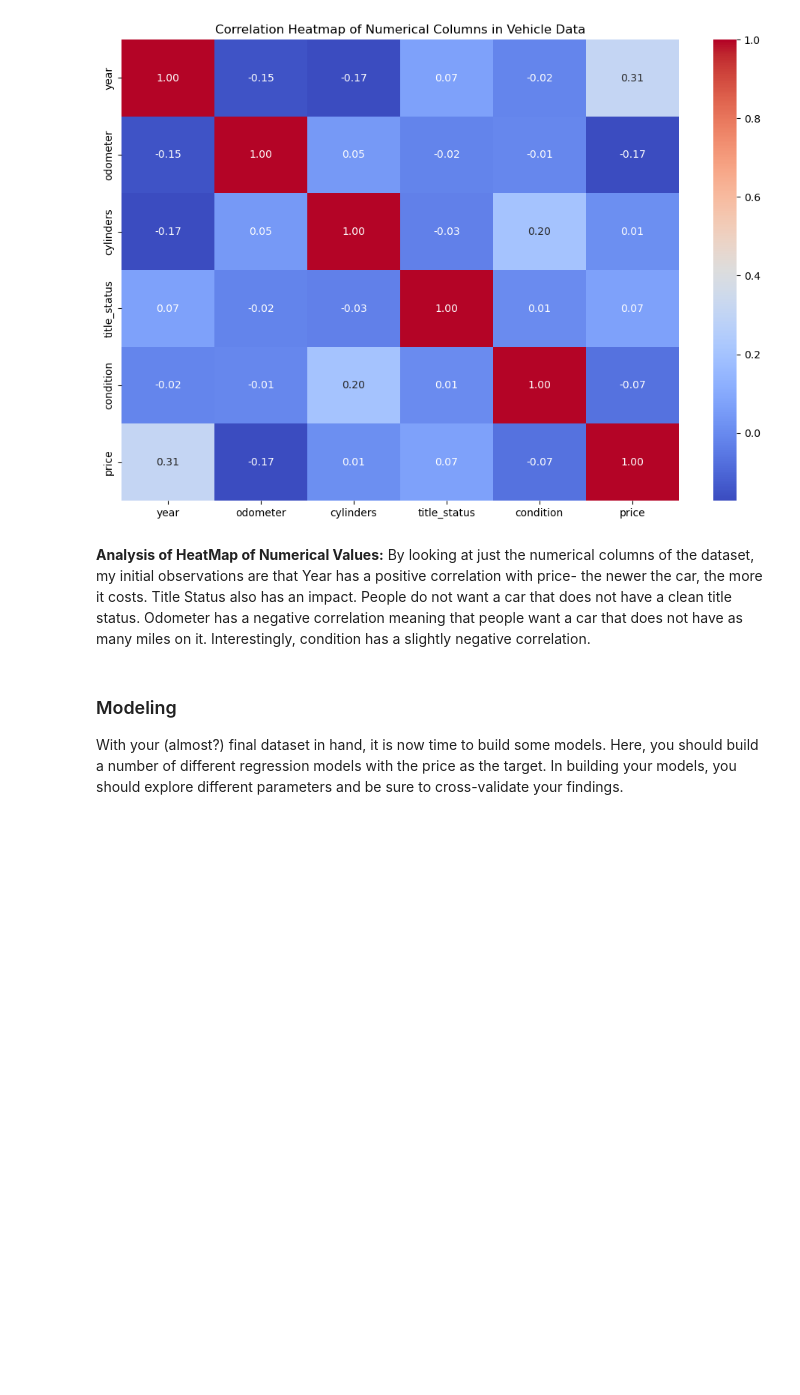
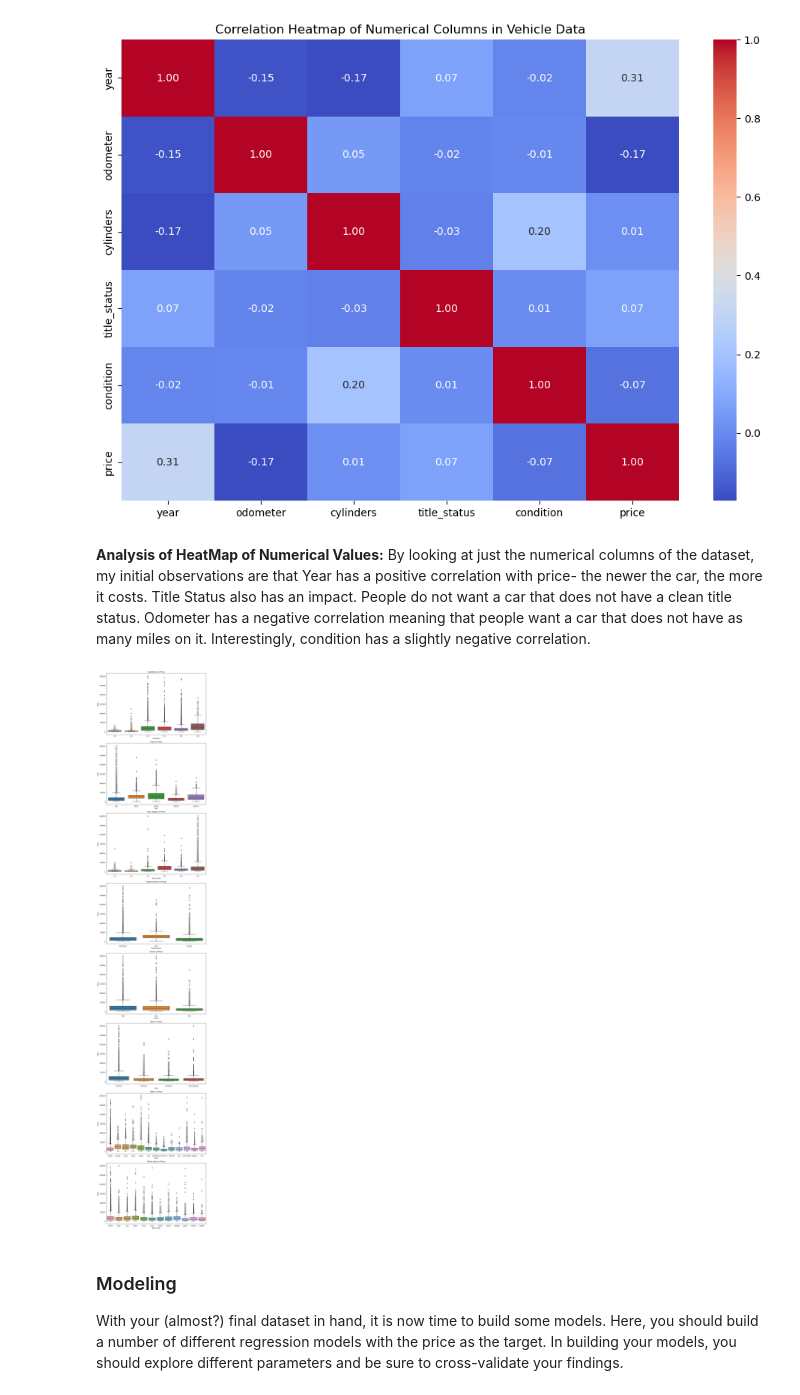
Before and after one commit to anjana250/price_of_car, a Jupyter notebook: practical_application_II_starter/Price_of_Car_final.ipynb, the cells around one changed output. Drawn from its saved outputs; the diff is of its cells as text; code cells hidden in the pictures; blank space fills up the shorter version.

```diff
--- a/practical_application_II_starter/Price_of_Car_final.ipynb
+++ b/practical_application_II_starter/Price_of_Car_final.ipynb
@@ -266,6 +290,19 @@ plt.show()
 [figure]
 # %% [markdown]
 **Analysis of HeatMap of Numerical Values:** By looking at just the numerical columns of the dataset, my initial observations are that Year has a positive correlation with price- the newer the car, the more it costs. Title Status also has an impact. People do not want a car that does not have a clean title status. Odometer has a negative correlation meaning that people want a car that does not have as many miles on it. Interestingly, condition has a slightly negative correlation.
+# %%
+plt.figure(figsize=(10, 50))
+for i, col in enumerate(categorical_cols, start=1):
+    plt.subplot(len(categorical_cols), 1, i)
+    sns.boxplot(x=col, y='price', data=df)
+    plt.title(f'{col.capitalize()} vs Price')
+    plt.ylabel('Price')
+    plt.xlabel(col.capitalize())
+
+plt.tight_layout()
+plt.show()
+# %% [output]
+[figure, added]
 # %% [markdown]
 ### Modeling
 
```
Also changed, not shown: parts of 20 cells of this notebook, 4 other files.
